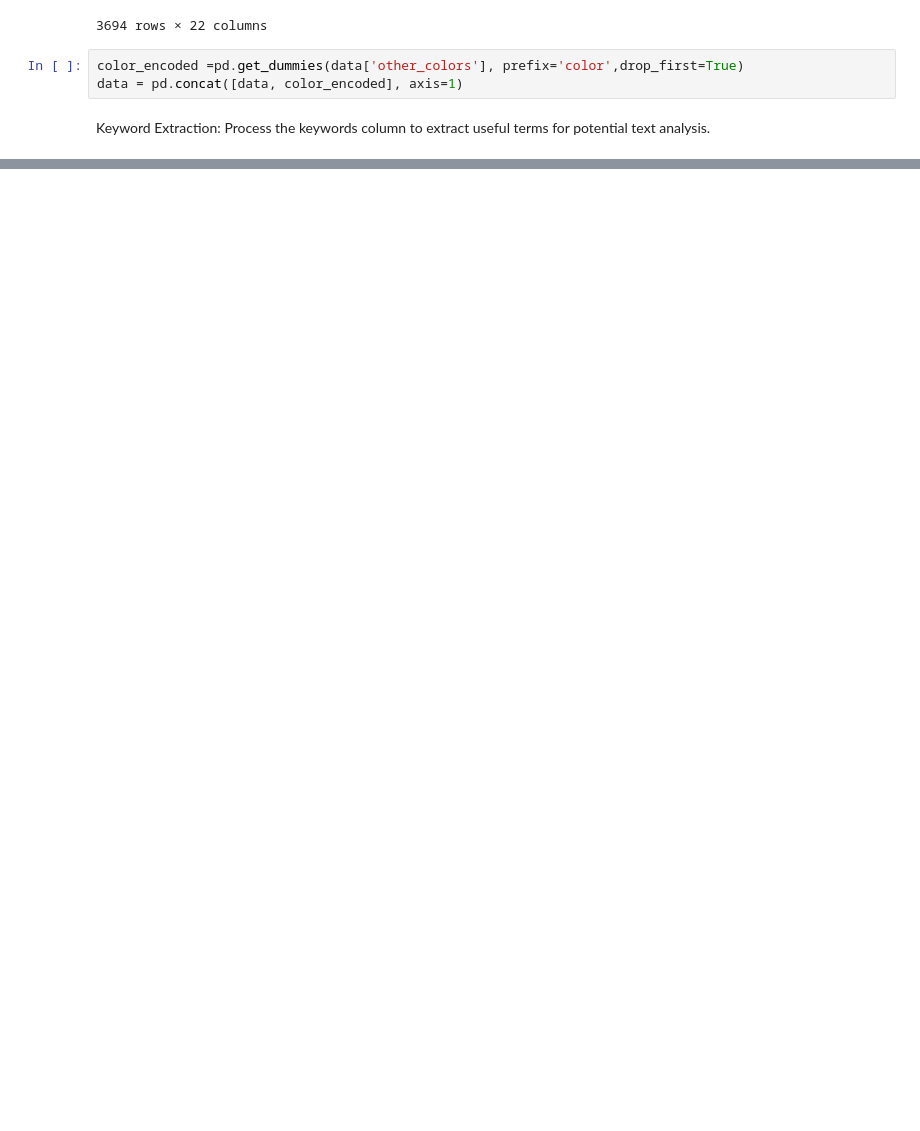
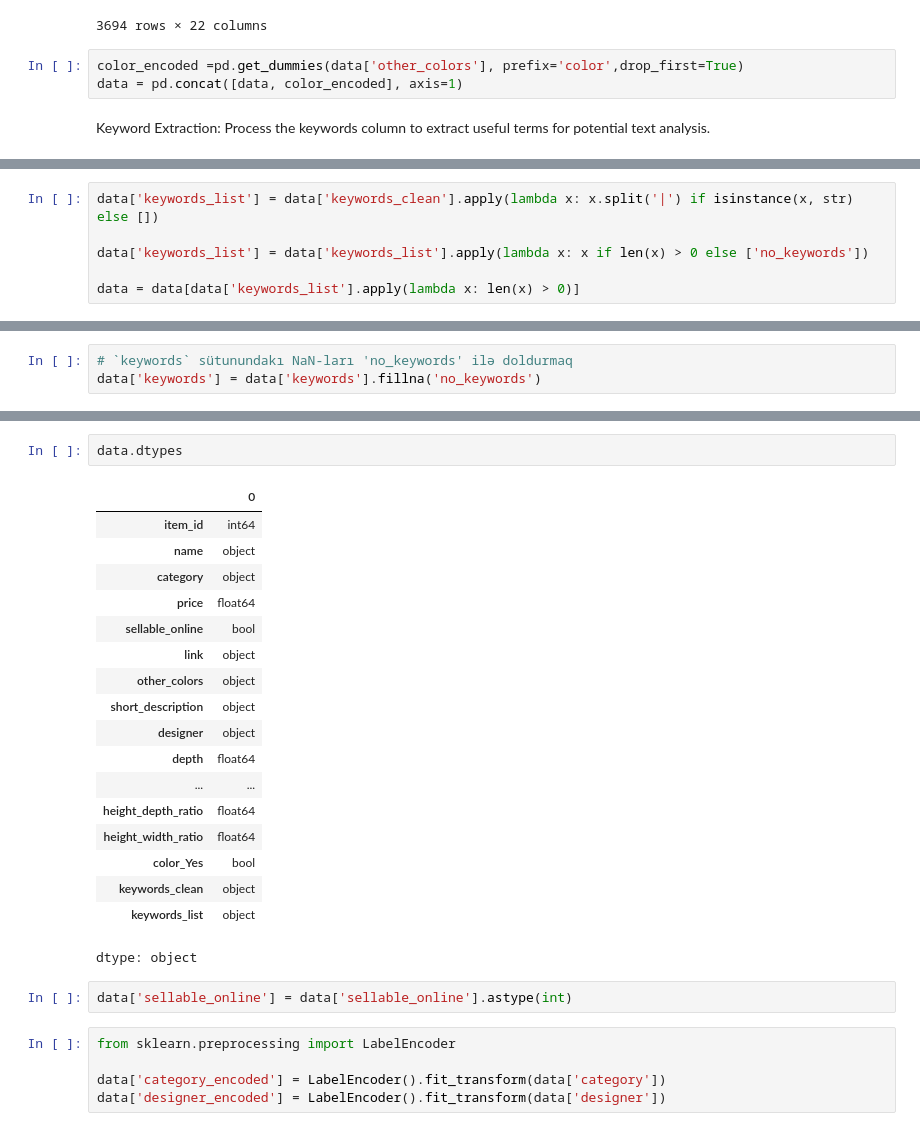
Before and after one commit to Sevinj-joy/Matplotlib_examples, a Jupyter notebook: IKEA/ikea_analysis.ipynb, the cells around one changed output, grey strips where cells are left out. Cells and saved outputs as stored; diff of their text form; blank space fills up the shorter version.

```diff
--- a/IKEA/ikea_analysis.ipynb
+++ b/IKEA/ikea_analysis.ipynb
@@ -929,2 +711,8 @@ print(f"Accuracy: {accuracy_score(y_test, y_pred)}")
+# %%
+data['keywords_list'] = data['keywords_clean'].apply(lambda x: x.split('|') if isinstance(x, str) else [])
+
+data['keywords_list'] = data['keywords_list'].apply(lambda x: x if len(x) > 0 else ['no_keywords'])
+
+data = data[data['keywords_list'].apply(lambda x: len(x) > 0)]
 # %%
 data
@@ -1521,0 +754,3 @@ print(f"Confusion Matrix:\n{conf_matrix}")
+# %%
+# `keywords` sütunundakı NaN-ları 'no_keywords' ilə doldurmaq
+data['keywords'] = data['keywords'].fillna('no_keywords')
@@ -1521,0 +925,28 @@ print(f"Confusion Matrix:\n{conf_matrix}")
+# %%
+data.dtypes
+# %% [output]
+|  | 0 |
+| item_id | int64 |
+| name | object |
+| category | object |
+| price | float64 |
+| sellable_online | bool |
+| link | object |
+| other_colors | object |
+| short_description | object |
+| designer | object |
+| depth | float64 |
+| ... | ... |
+| height_depth_ratio | float64 |
+| height_width_ratio | float64 |
+| color_Yes | bool |
+| keywords_clean | object |
+| keywords_list | object |
+dtype: object
+# %%
+data['sellable_online'] = data['sellable_online'].astype(int)
+# %%
+from sklearn.preprocessing import LabelEncoder
+
+data['category_encoded'] = LabelEncoder().fit_transform(data['category'])
+data['designer_encoded'] = LabelEncoder().fit_transform(data['designer'])
```
Also changed, not shown: parts of 86 cells of this notebook.
